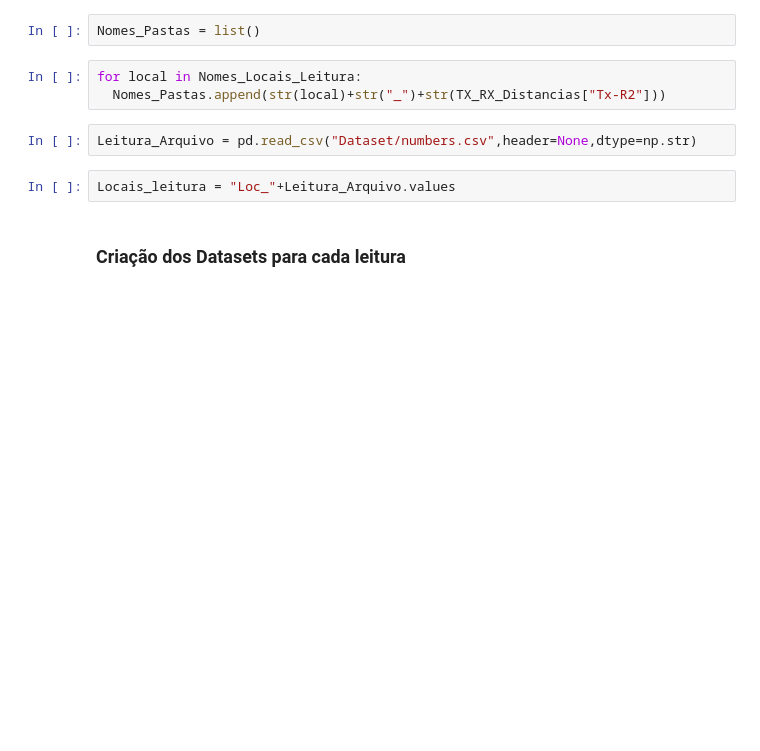
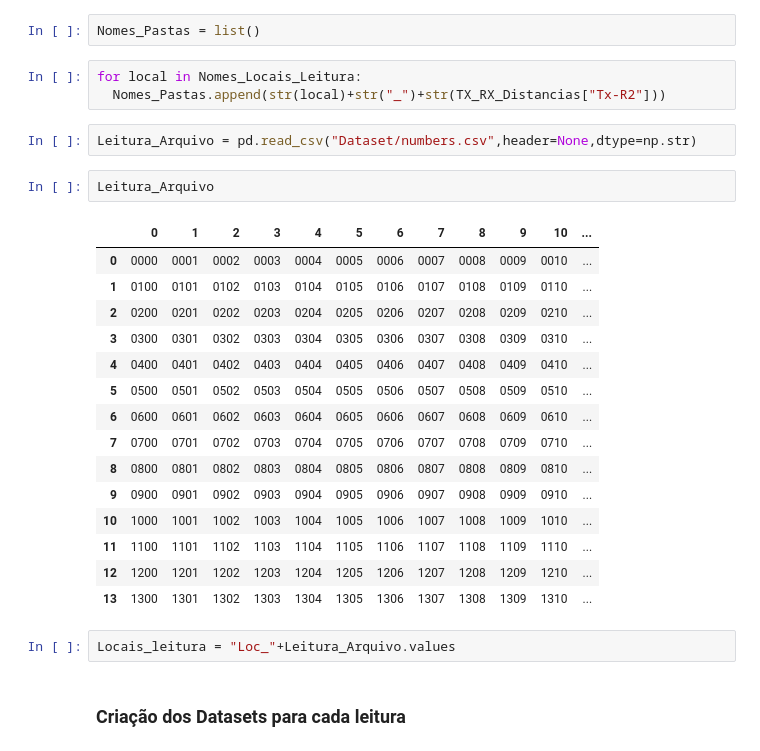
Before and after one commit to JoaoMateus1010/MachineLearning, a Jupyter notebook: works/Final_Project.ipynb, the cells around one changed output. Drawn from its saved outputs; the diff is of its cells as text; blank space fills up the shorter version.

```diff
--- a/works/Final_Project.ipynb
+++ b/works/Final_Project.ipynb
@@ -90,6 +90,24 @@ for local in Nomes_Locais_Leitura:
   Nomes_Pastas.append(str(local)+str("_")+str(TX_RX_Distancias["Tx-R2"]))
 # %%
 Leitura_Arquivo = pd.read_csv("Dataset/numbers.csv",header=None,dtype=np.str)
+# %%
+Leitura_Arquivo
+# %% [output]
+|  | 0 | 1 | 2 | 3 | 4 | 5 | 6 | 7 | 8 | 9 | 10 | ... |
+| 0 | 0000 | 0001 | 0002 | 0003 | 0004 | 0005 | 0006 | 0007 | 0008 | 0009 | 0010 | ... |
+| 1 | 0100 | 0101 | 0102 | 0103 | 0104 | 0105 | 0106 | 0107 | 0108 | 0109 | 0110 | ... |
+| 2 | 0200 | 0201 | 0202 | 0203 | 0204 | 0205 | 0206 | 0207 | 0208 | 0209 | 0210 | ... |
+| 3 | 0300 | 0301 | 0302 | 0303 | 0304 | 0305 | 0306 | 0307 | 0308 | 0309 | 0310 | ... |
+| 4 | 0400 | 0401 | 0402 | 0403 | 0404 | 0405 | 0406 | 0407 | 0408 | 0409 | 0410 | ... |
+| 5 | 0500 | 0501 | 0502 | 0503 | 0504 | 0505 | 0506 | 0507 | 0508 | 0509 | 0510 | ... |
+| 6 | 0600 | 0601 | 0602 | 0603 | 0604 | 0605 | 0606 | 0607 | 0608 | 0609 | 0610 | ... |
+| 7 | 0700 | 0701 | 0702 | 0703 | 0704 | 0705 | 0706 | 0707 | 0708 | 0709 | 0710 | ... |
+| 8 | 0800 | 0801 | 0802 | 0803 | 0804 | 0805 | 0806 | 0807 | 0808 | 0809 | 0810 | ... |
+| 9 | 0900 | 0901 | 0902 | 0903 | 0904 | 0905 | 0906 | 0907 | 0908 | 0909 | 0910 | ... |
+| 10 | 1000 | 1001 | 1002 | 1003 | 1004 | 1005 | 1006 | 1007 | 1008 | 1009 | 1010 | ... |
+| 11 | 1100 | 1101 | 1102 | 1103 | 1104 | 1105 | 1106 | 1107 | 1108 | 1109 | 1110 | ... |
+| 12 | 1200 | 1201 | 1202 | 1203 | 1204 | 1205 | 1206 | 1207 | 1208 | 1209 | 1210 | ... |
+| 13 | 1300 | 1301 | 1302 | 1303 | 1304 | 1305 | 1306 | 1307 | 1308 | 1309 | 1310 | ... |
 # %%
 Locais_leitura = "Loc_"+Leitura_Arquivo.values
 # %% [markdown]
```
